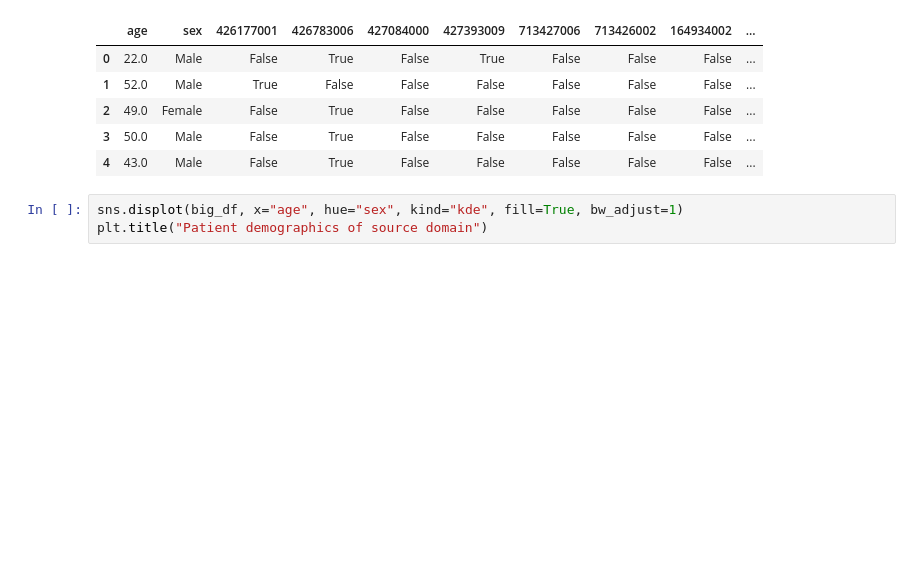
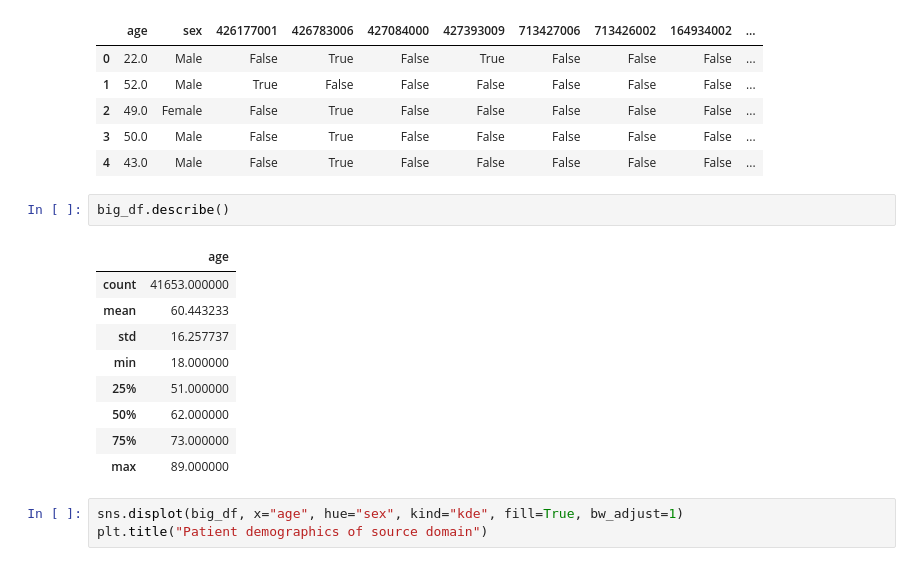
Before and after one commit to ShaunKyle/MisdiagnosisOfAthleteECG, a Jupyter notebook: nbs/PhysioNet2020-datasets.ipynb, the cells around one changed output. Saved outputs shown, nothing was run; the diff lists cells and outputs as text; blank space fills up the shorter version.

```diff
--- a/nbs/PhysioNet2020-datasets.ipynb
+++ b/nbs/PhysioNet2020-datasets.ipynb
@@ -411,6 +411,18 @@ big_df.head()
 | 2 | 49.0 | Female | False | True | False | False | False | False | False | ... |
 | 3 | 50.0 | Male | False | True | False | False | False | False | False | ... |
 | 4 | 43.0 | Male | False | True | False | False | False | False | False | ... |
+# %%
+big_df.describe()
+# %% [output]
+|  | age |
+| count | 41653.000000 |
+| mean | 60.443233 |
+| std | 16.257737 |
+| min | 18.000000 |
+| 25% | 51.000000 |
+| 50% | 62.000000 |
+| 75% | 73.000000 |
+| max | 89.000000 |
 # %%
 sns.displot(big_df, x="age", hue="sex", kind="kde", fill=True, bw_adjust=1)
 plt.title("Patient demographics of source domain")
```
Also changed, not shown: parts of 1 cell of this notebook.
